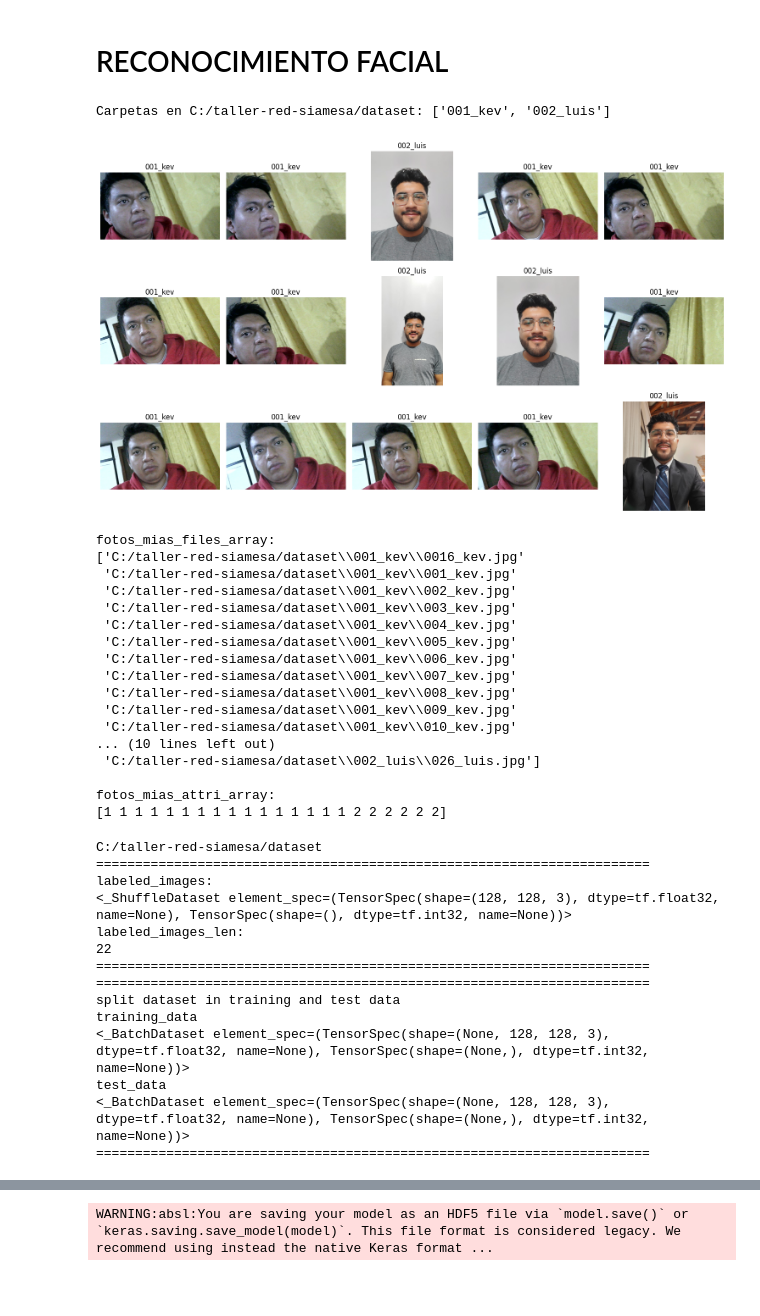
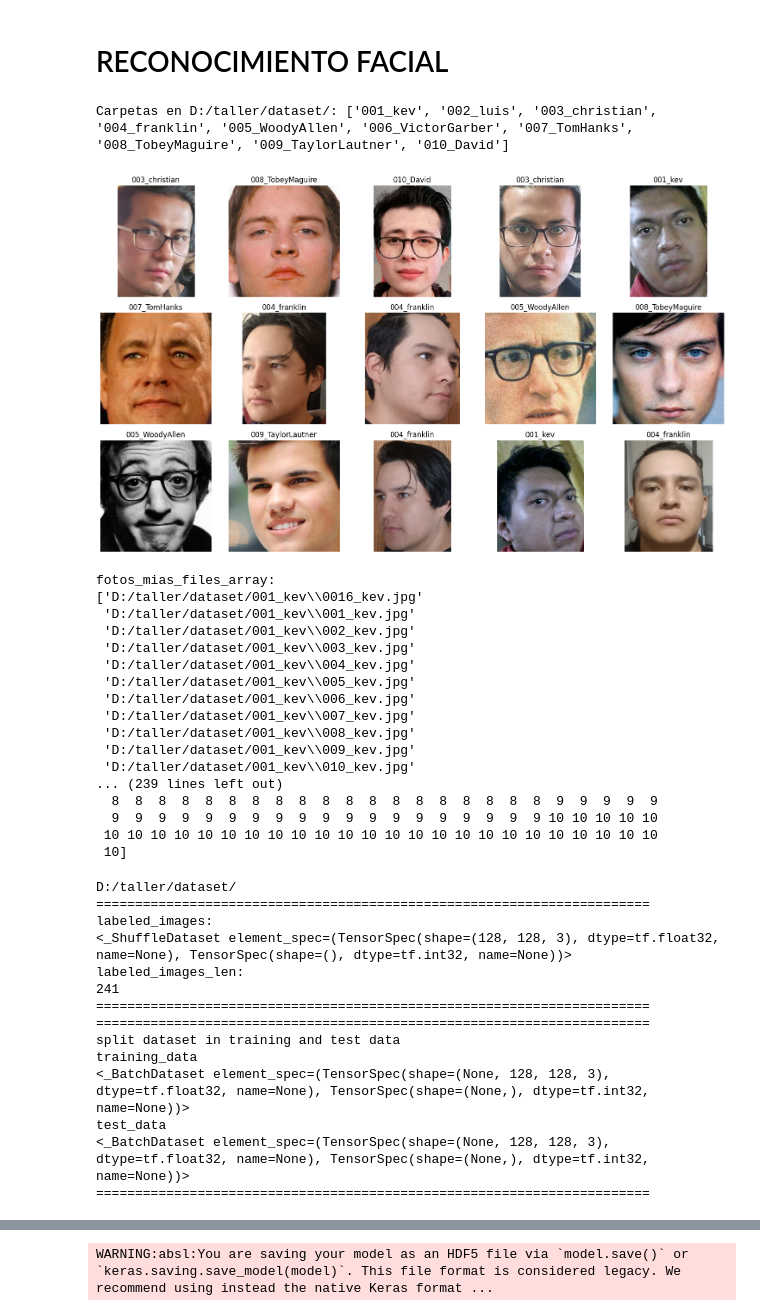
Before and after one commit to KevinDaniel97/taller-red-siamesa, a Jupyter notebook: reconocimmientoFacial/EntrenamientoRF.ipynb, the cells around one changed output, grey strips where cells are left out. Saved outputs shown, nothing was run; the diff lists cells and outputs as text; code cells hidden in the pictures; blank space fills up the shorter version.

```diff
--- a/reconocimmientoFacial/EntrenamientoRF.ipynb
+++ b/reconocimmientoFacial/EntrenamientoRF.ipynb
@@ -15,9 +32,9 @@ import os
 import random
 import matplotlib.pyplot as plt
 import matplotlib.image as mpimg
-from tensorflow.keras.preprocessing.image import ImageDataGenerator
+
 # Rutas de los datos
-fotos_mias = "C:/taller-red-siamesa/dataset"  # Tus fotos
+fotos_mias = "D:/taller/dataset/"  # Tus fotos
 if not os.path.exists(fotos_mias):
     print(f"⚠️ Error: La carpeta '{fotos_mias}' no existe.")
 else:
@@ -27,17 +44,7 @@ else:
 
 # Listado de carpetas en fotos_mias (asumimos que cada carpeta es una persona)
 fotos_mias_folders = os.listdir(fotos_mias)
-num_classes = len(fotos_mias_folders) + 1
 
-data_augmentation = ImageDataGenerator(
-    rotation_range=20,
-    width_shift_range=0.2,
-    height_shift_range=0.2,
-    horizontal_flip=True,
-    fill_mode='nearest',
-    zoom_range=0.2,
-    brightness_range=[0.8,1.2]
-)
 
 # Seleccionar 15 imágenes aleatorias
 total_images = 15
@@ -45,35 +52,35 @@ selected_images = []
 
 # Seleccionar imágenes de fotos_mias
 for folder in fotos_mias_folders:
     folder_path = os.path.join(fotos_mias, folder)
     if os.path.isdir(folder_path):
         images = os.listdir(folder_path)
         for img in images:
             selected_images.append((os.path.join(folder_path, img), folder))
 
 if len(selected_images) < total_images:
     print(f"⚠️ Advertencia: Solo hay {len(selected_images)} imágenes disponibles, no {total_images}. Se usarán todas las disponibles.")
     total_images = len(selected_images)  # Ajustar total_images a la cantidad real disponible
 
 selected_images = random.sample(selected_images, total_images)
 # Seleccionar 15 imágenes aleatorias
 selected_images = random.sample(selected_images, total_images)
 
 # Plotear las imágenes
 fig, axes = plt.subplots(3, 5, figsize=(15, 9))
 axes = axes.flatten()
 
 for (img_path, label), ax in zip(selected_images, axes):
     img = mpimg.imread(img_path)
     ax.imshow(img)
     ax.set_title(label)
     ax.axis('off')
 
 plt.tight_layout()
 plt.show()
 # %% [output]
-Carpetas en C:/taller-red-siamesa/dataset: ['001_kev', '002_luis']
+Carpetas en D:/taller/dataset/: ['001_kev', '002_luis', '003_christian', '004_franklin', '005_WoodyAllen', '006_VictorGarber', '007_TomHanks', '008_TobeyMaguire', '009_TaylorLautner', '010_David']
-[figure, old version]
+[figure, new version]
 # %%
 import os
 import numpy as np
@@ -107,22 +114,22 @@ print("\nfotos_mias_attri_array:")
 print(fotos_mias_attri)
 # %% [output]
 fotos_mias_files_array:
-['C:/taller-red-siamesa/dataset\\001_kev\\0016_kev.jpg'
- 'C:/taller-red-siamesa/dataset\\001_kev\\001_kev.jpg'
- 'C:/taller-red-siamesa/dataset\\001_kev\\002_kev.jpg'
- 'C:/taller-red-siamesa/dataset\\001_kev\\003_kev.jpg'
- 'C:/taller-red-siamesa/dataset\\001_kev\\004_kev.jpg'
- 'C:/taller-red-siamesa/dataset\\001_kev\\005_kev.jpg'
- 'C:/taller-red-siamesa/dataset\\001_kev\\006_kev.jpg'
- 'C:/taller-red-siamesa/dataset\\001_kev\\007_kev.jpg'
- 'C:/taller-red-siamesa/dataset\\001_kev\\008_kev.jpg'
- 'C:/taller-red-siamesa/dataset\\001_kev\\009_kev.jpg'
- 'C:/taller-red-siamesa/dataset\\001_kev\\010_kev.jpg'
-... (10 lines left out)
- 'C:/taller-red-siamesa/dataset\\002_luis\\026_luis.jpg']
-
-fotos_mias_attri_array:
-[1 1 1 1 1 1 1 1 1 1 1 1 1 1 1 1 2 2 2 2 2 2]
+['D:/taller/dataset/001_kev\\0016_kev.jpg'
+ 'D:/taller/dataset/001_kev\\001_kev.jpg'
+ 'D:/taller/dataset/001_kev\\002_kev.jpg'
+ 'D:/taller/dataset/001_kev\\003_kev.jpg'
+ 'D:/taller/dataset/001_kev\\004_kev.jpg'
+ 'D:/taller/dataset/001_kev\\005_kev.jpg'
+ 'D:/taller/dataset/001_kev\\006_kev.jpg'
+ 'D:/taller/dataset/001_kev\\007_kev.jpg'
+ 'D:/taller/dataset/001_kev\\008_kev.jpg'
+ 'D:/taller/dataset/001_kev\\009_kev.jpg'
+ 'D:/taller/dataset/001_kev\\010_kev.jpg'
+... (239 lines left out)
+  8  8  8  8  8  8  8  8  8  8  8  8  8  8  8  8  8  8  8  9  9  9  9  9
+  9  9  9  9  9  9  9  9  9  9  9  9  9  9  9  9  9  9  9 10 10 10 10 10
+ 10 10 10 10 10 10 10 10 10 10 10 10 10 10 10 10 10 10 10 10 10 10 10 10
+ 10]
 # %%
 import keras
 from keras import layers, models
@@ -199,12 +206,12 @@ print(test_data)
 print('=======================================================================')
 #==============================================================================
 # %% [output]
-C:/taller-red-siamesa/dataset
+D:/taller/dataset/
 =======================================================================
 labeled_images:
 <_ShuffleDataset element_spec=(TensorSpec(shape=(128, 128, 3), dtype=tf.float32, name=None), TensorSpec(shape=(), dtype=tf.int32, name=None))>
 labeled_images_len:
-22
+241
 =======================================================================
 =======================================================================
 split dataset in training and test data
```
Also changed, not shown: parts of 5 cells of this notebook, 1 other file.
